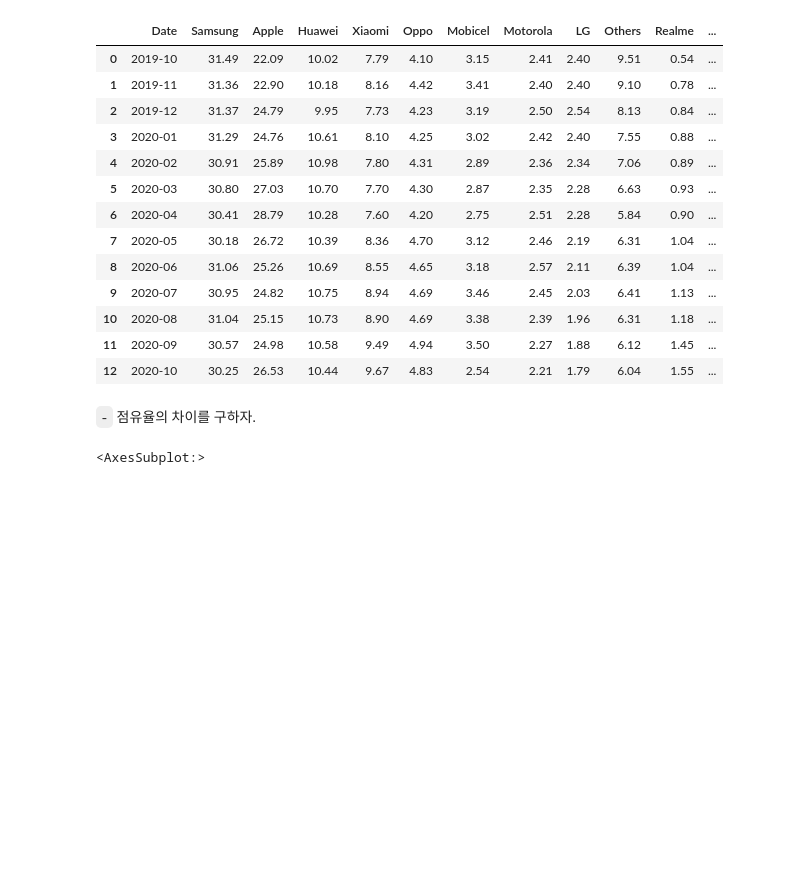
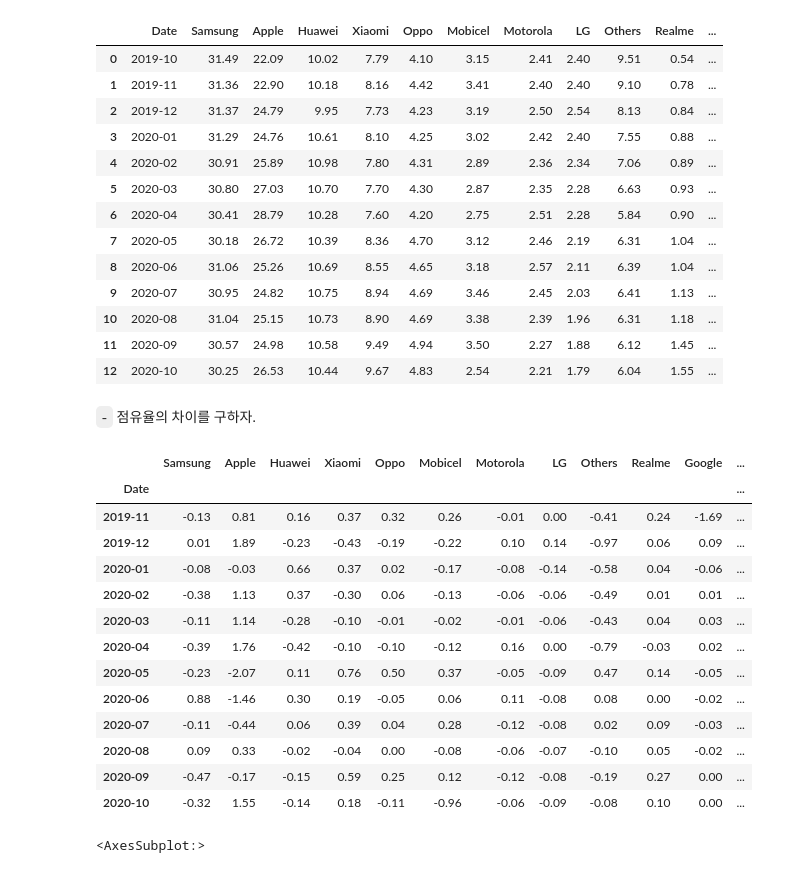
Before and after one commit to hsyliark/GSS-MBA-for-Big-Data, a Jupyter notebook: JBNU_Statistics_Ph.D/3rd semester/데이터시각화특강/12월 6일/13주차 강의노트.ipynb, the cells around one changed output. Drawn from its saved outputs; the diff is of its cells as text; code cells hidden in the pictures; blank space fills up the shorter version.

```diff
--- a/JBNU_Statistics_Ph.D/3rd semester/데이터시각화특강/12월 6일/13주차 강의노트.ipynb
+++ b/JBNU_Statistics_Ph.D/3rd semester/데이터시각화특강/12월 6일/13주차 강의노트.ipynb
@@ -119,6 +119,23 @@ df
 | 12 | 2020-10 | 30.25 | 26.53 | 10.44 | 9.67 | 4.83 | 2.54 | 2.21 | 1.79 | 6.04 | 1.55 | ... |
 # %% [markdown]
 `-` 점유율의 차이를 구하자.
+# %%
+df.set_index('Date').diff().dropna()
+# %% [output]
+|  | Samsung | Apple | Huawei | Xiaomi | Oppo | Mobicel | Motorola | LG | Others | Realme | Google | ... |
+| Date |  |  |  |  |  |  |  |  |  |  |  | ... |
+| 2019-11 | -0.13 | 0.81 | 0.16 | 0.37 | 0.32 | 0.26 | -0.01 | 0.00 | -0.41 | 0.24 | -1.69 | ... |
+| 2019-12 | 0.01 | 1.89 | -0.23 | -0.43 | -0.19 | -0.22 | 0.10 | 0.14 | -0.97 | 0.06 | 0.09 | ... |
+| 2020-01 | -0.08 | -0.03 | 0.66 | 0.37 | 0.02 | -0.17 | -0.08 | -0.14 | -0.58 | 0.04 | -0.06 | ... |
+| 2020-02 | -0.38 | 1.13 | 0.37 | -0.30 | 0.06 | -0.13 | -0.06 | -0.06 | -0.49 | 0.01 | 0.01 | ... |
+| 2020-03 | -0.11 | 1.14 | -0.28 | -0.10 | -0.01 | -0.02 | -0.01 | -0.06 | -0.43 | 0.04 | 0.03 | ... |
+| 2020-04 | -0.39 | 1.76 | -0.42 | -0.10 | -0.10 | -0.12 | 0.16 | 0.00 | -0.79 | -0.03 | 0.02 | ... |
+| 2020-05 | -0.23 | -2.07 | 0.11 | 0.76 | 0.50 | 0.37 | -0.05 | -0.09 | 0.47 | 0.14 | -0.05 | ... |
+| 2020-06 | 0.88 | -1.46 | 0.30 | 0.19 | -0.05 | 0.06 | 0.11 | -0.08 | 0.08 | 0.00 | -0.02 | ... |
+| 2020-07 | -0.11 | -0.44 | 0.06 | 0.39 | 0.04 | 0.28 | -0.12 | -0.08 | 0.02 | 0.09 | -0.03 | ... |
+| 2020-08 | 0.09 | 0.33 | -0.02 | -0.04 | 0.00 | -0.08 | -0.06 | -0.07 | -0.10 | 0.05 | -0.02 | ... |
+| 2020-09 | -0.47 | -0.17 | -0.15 | 0.59 | 0.25 | 0.12 | -0.12 | -0.08 | -0.19 | 0.27 | 0.00 | ... |
+| 2020-10 | -0.32 | 1.55 | -0.14 | 0.18 | -0.11 | -0.96 | -0.06 | -0.09 | -0.08 | 0.10 | 0.00 | ... |
 # %%
 df.set_index('Date').diff().dropna().boxplot(figsize=(20,5))
 # %% [output]
```
Also changed, not shown: parts of 22 cells of this notebook.
